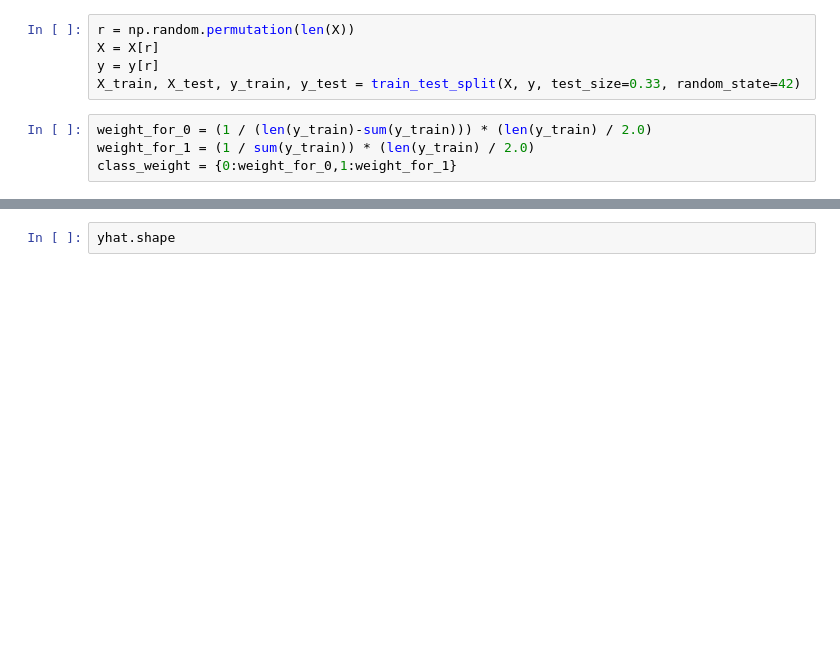
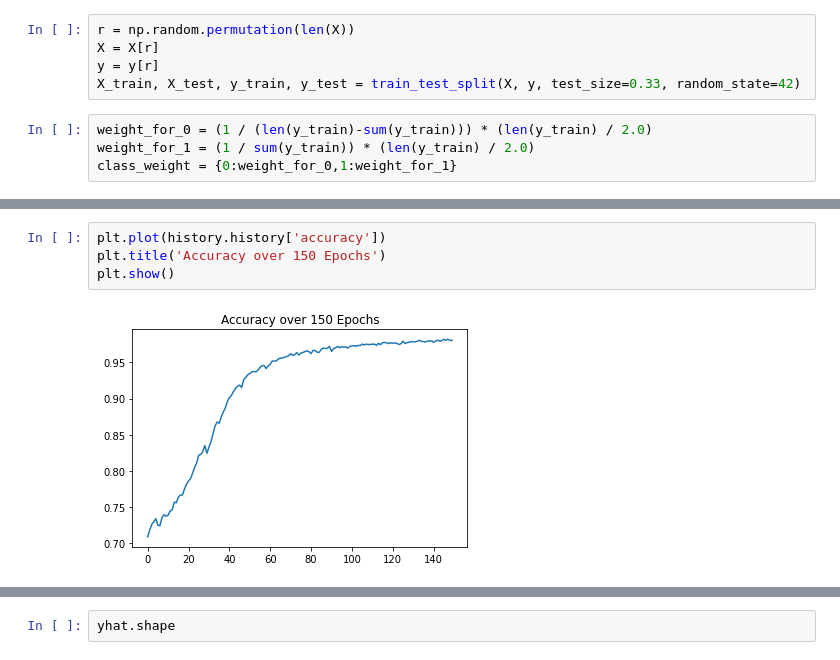
Before and after one commit to zainkhan9/inebriation_detection, a Jupyter notebook: Keras Bidirectional LSTM.ipynb, the cells around one changed output, grey strips where cells are left out. Cells and saved outputs as stored; diff of their text form; blank space fills up the shorter version.

```diff
--- a/Keras Bidirectional LSTM.ipynb
+++ b/Keras Bidirectional LSTM.ipynb
@@ -64,0 +114,6 @@ array([0., 0., 0., ..., 1., 0., 0.])
+# %%
+plt.plot(history.history['accuracy'])
+plt.title('Accuracy over 150 Epochs')
+plt.show()
+# %% [output]
+[figure, added]
```
Also changed, not shown: parts of 9 cells of this notebook, 1 other file.
